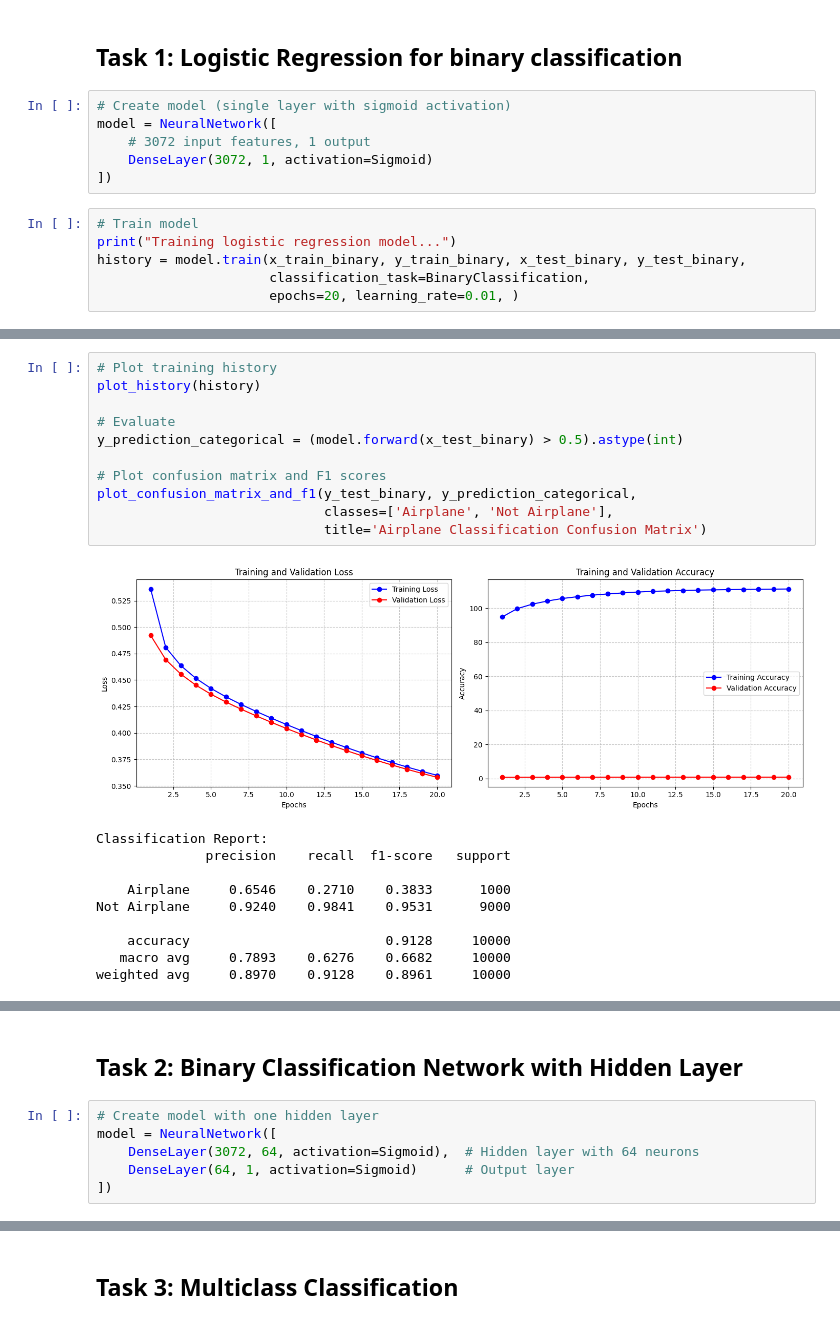
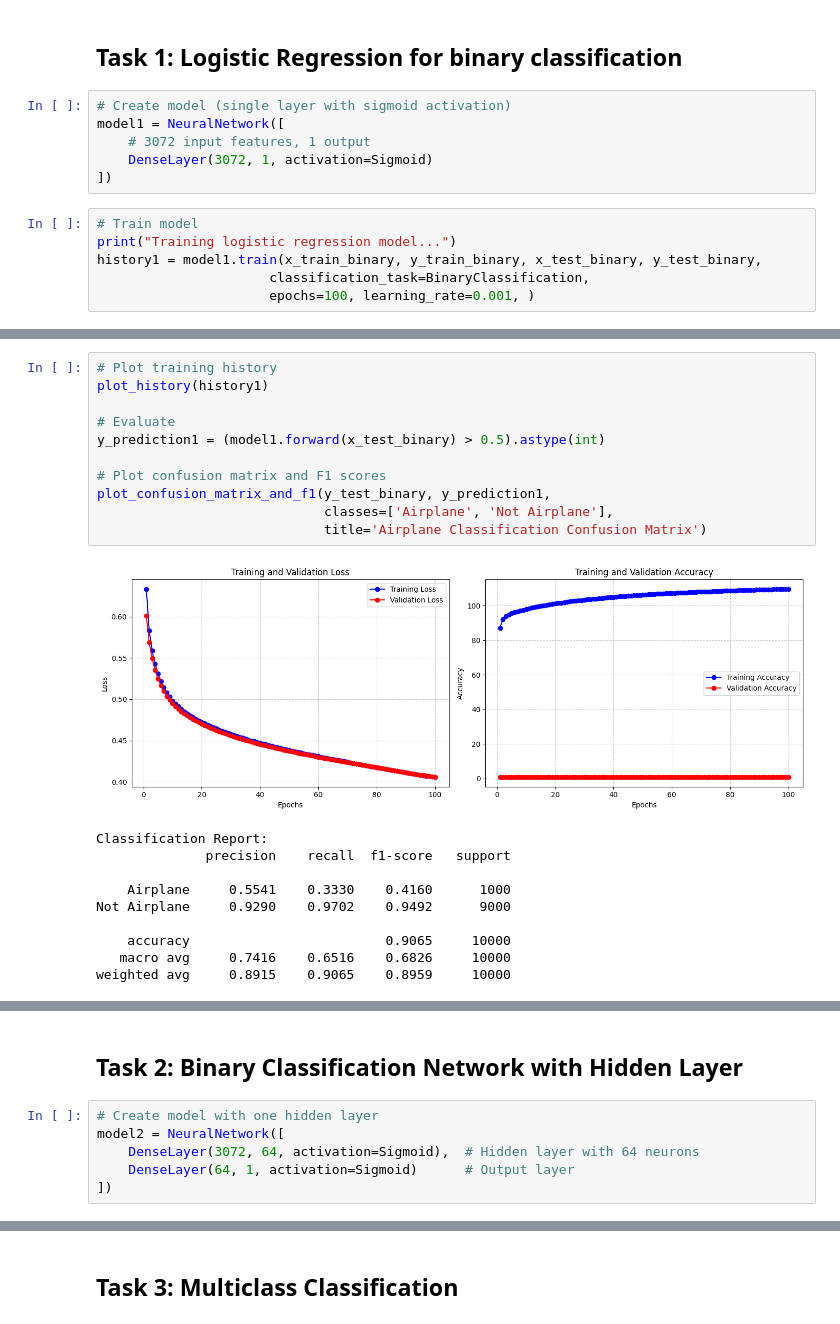
Before and after one commit to mahdimahdieh/computational-intelligence, a Jupyter notebook: Phase 3 Neural Network/task1-4/task1-3.ipynb, the cells around one changed output, grey strips where cells are left out. Cells and saved outputs as stored; diff of their text form.

```diff
--- a/Phase 3 Neural Network/task1-4/task1-4.ipynb
+++ b/Phase 3 Neural Network/task1-4/task1-3.ipynb
@@ -22,15 +22,15 @@ import cupy as cp
 ## Task 1: Logistic Regression for binary classification
 # %%
 # Create model (single layer with sigmoid activation)
-model = NeuralNetwork([
+model1 = NeuralNetwork([
     # 3072 input features, 1 output
     DenseLayer(3072, 1, activation=Sigmoid)
 ])
 # %%
 # Train model
 print("Training logistic regression model...")
-history = model.train(x_train_binary, y_train_binary, x_test_binary, y_test_binary,
+history1 = model1.train(x_train_binary, y_train_binary, x_test_binary, y_test_binary,
                       classification_task=BinaryClassification,
-                      epochs=20, learning_rate=0.01, )
+                      epochs=100, learning_rate=0.001, )
 # %% [output]
 Training logistic regression model...
@@ -53,22 +53,22 @@ Epoch 20/20 | Loss: 0.3599 | Acc: 111.2613 | Val Loss: 0.3581 | Val Acc: 0.8669
 # %%
 # Plot training history
-plot_history(history)
+plot_history(history1)
 
 # Evaluate
-y_prediction_categorical = (model.forward(x_test_binary) > 0.5).astype(int)
+y_prediction1 = (model1.forward(x_test_binary) > 0.5).astype(int)
 
 # Plot confusion matrix and F1 scores
-plot_confusion_matrix_and_f1(y_test_binary, y_prediction_categorical,
+plot_confusion_matrix_and_f1(y_test_binary, y_prediction1,
                              classes=['Airplane', 'Not Airplane'],
                              title='Airplane Classification Confusion Matrix')
 # %% [output]
-[figure, old version]
+[figure, new version]
 Classification Report:
               precision    recall  f1-score   support
 
-    Airplane     0.6546    0.2710    0.3833      1000
-Not Airplane     0.9240    0.9841    0.9531      9000
+    Airplane     0.5541    0.3330    0.4160      1000
+Not Airplane     0.9290    0.9702    0.9492      9000
 
-    accuracy                         0.9128     10000
-   macro avg     0.7893    0.6276    0.6682     10000
-weighted avg     0.8970    0.9128    0.8961     10000
+    accuracy                         0.9065     10000
+   macro avg     0.7416    0.6516    0.6826     10000
+weighted avg     0.8915    0.9065    0.8959     10000
@@ -77,7 +77,7 @@ weighted avg     0.8970    0.9128    0.8961     10000
 ## Task 2: Binary Classification Network with Hidden Layer
 # %%
 # Create model with one hidden layer
-model = NeuralNetwork([
+model2 = NeuralNetwork([
     DenseLayer(3072, 64, activation=Sigmoid),  # Hidden layer with 64 neurons
     DenseLayer(64, 1, activation=Sigmoid)      # Output layer
 ])
```
Also changed, not shown: parts of 7 cells of this notebook.
